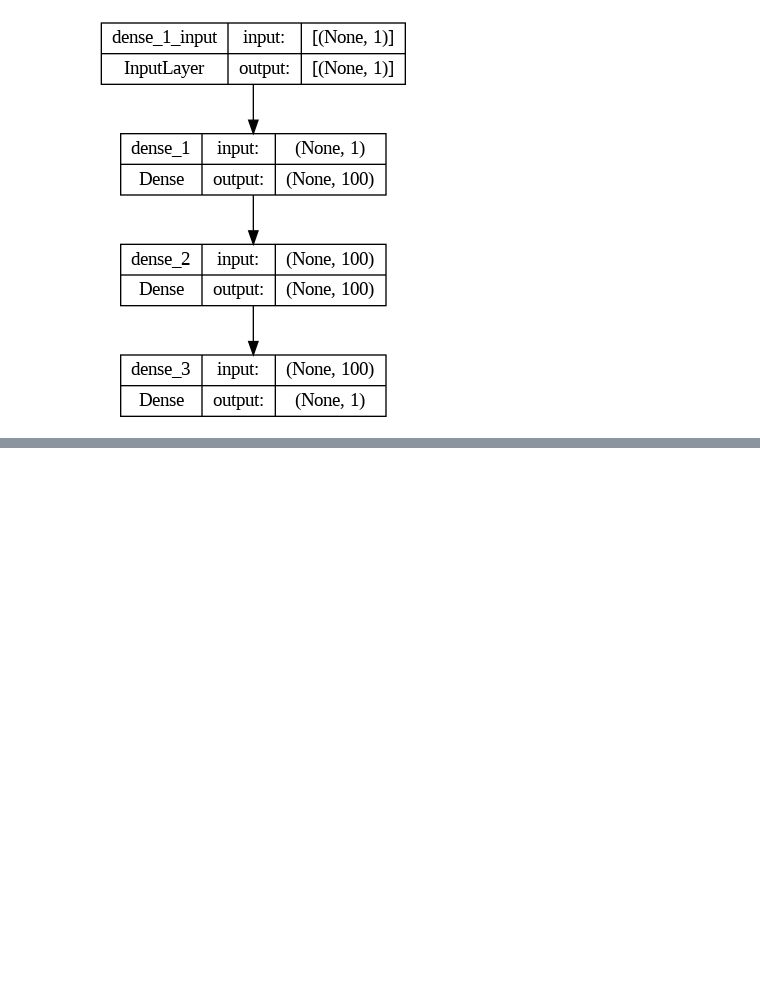
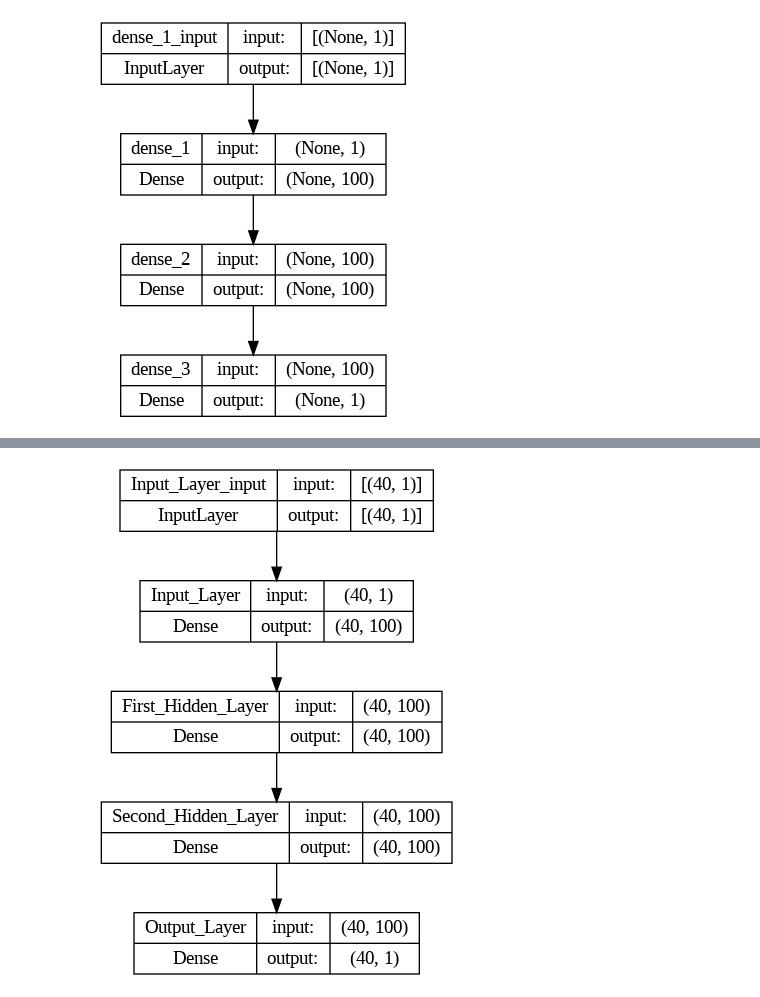
Before and after one commit to hasanzeynal/TensorFlow-Developer-Certificate, a Jupyter notebook: 01_Neural_Network_Regression_in_TensorFlow/neural_network_regression_in_tensorflow.ipynb, the cells around one changed output, grey strips where cells are left out. Saved outputs shown, nothing was run; the diff lists cells and outputs as text; code cells hidden in the pictures; blank space fills up the shorter version.

```diff
--- a/01_Neural_Network_Regression_in_TensorFlow/neural_network_regression_in_tensorflow.ipynb
+++ b/01_Neural_Network_Regression_in_TensorFlow/neural_network_regression_in_tensorflow.ipynb
@@ -337,15 +338,16 @@ plot_model(model = improved_model,show_shapes=1,show_dtype=False)
 
   #create the model
   summarized_model = tf.keras.models.Sequential([
-      tf.keras.layers.Dense(100,activation= 'relu',input_shape=[1],name='Input Layer'),
-      tf.keras.layers.Dense(150,activation= 'relu'),
-      tf.keras.layers.Dense(200,activation= 'relu'),
-      tf.keras.layers.Dense(1,name= 'Output Layer')],name='Summarized Model')
+      tf.keras.layers.Dense(100,activation= 'relu', name='Input_Layer'),
+      tf.keras.layers.Dense(100,activation= 'relu', name= 'First_Hidden_Layer'),
+      tf.keras.layers.Dense(100,activation= 'relu', name= 'Second_Hidden_Layer'),
+      tf.keras.layers.Dense(1,name= 'Output_Layer')],name= 'Just one of our models....')
 
   #compile the model
-  model.compile(loss = tf.keras.losses.mae,
+  summarized_model.compile(loss = tf.keras.losses.mae,
                 optimizer = tf.keras.optimizers.SGD(),
                 metrics=['mae'])
 
+  summarized_model.build((40,1))
   #fit the model
-  #model.fit(tf.expand_dims(X_train,axis=-1) ,y_train, epochs= 50)  #if you set the verbose yo don't get the training or something
+  #summarized_model.fit(tf.expand_dims(X_train,axis=-1) ,y_train, epochs= 50)  #if you set the verbose yo don't get the training or something
@@ -365,0 +375,4 @@ ValueError: ignored
+# %%
+plot_model(summarized_model,show_shapes=True)
+# %% [output]
+[figure, added]
```
Also changed, not shown: parts of 22 cells of this notebook.
